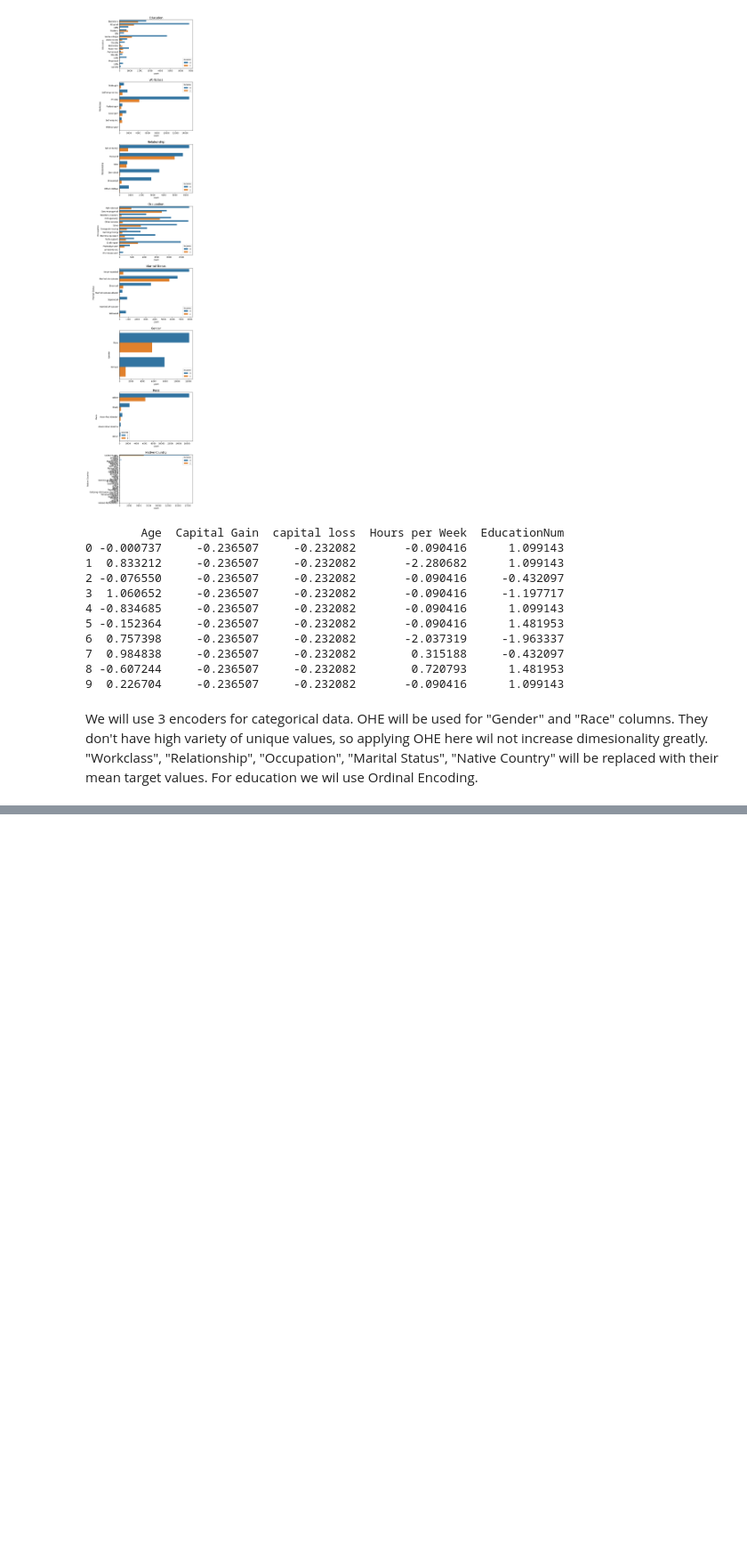
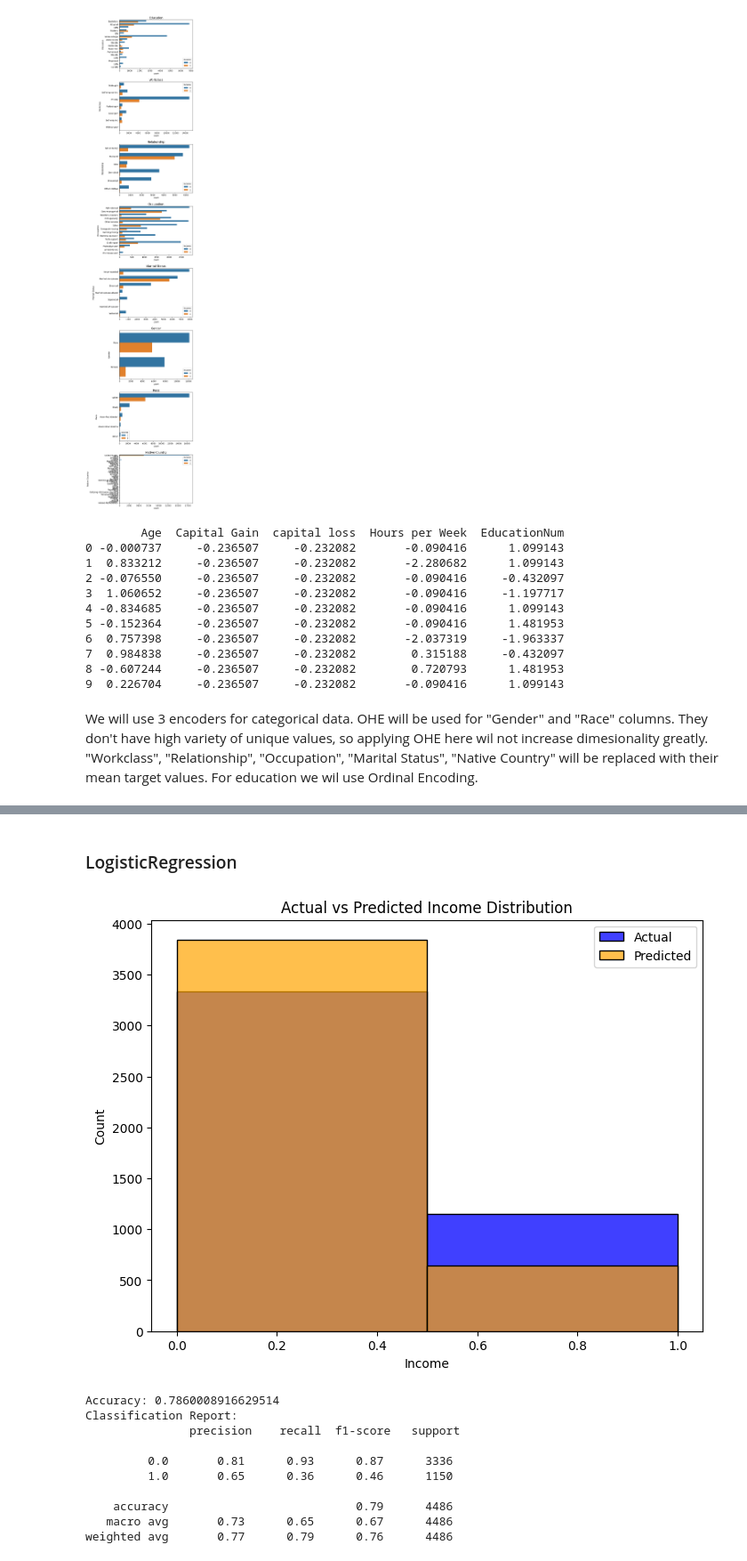
Before and after one commit to itzHiti/ml-endterm, a Jupyter notebook: donework.ipynb, the cells around one changed output, grey strips where cells are left out. Shown at 89% size. Saved outputs shown, nothing was run; the diff lists cells and outputs as text; code cells hidden in the pictures; blank space fills up the shorter version.

```diff
--- a/donework.ipynb
+++ b/donework.ipynb
@@ -245,0 +256,55 @@ print(df_encoded.head(10))
+# %% [markdown]
+### LogisticRegression
+# %%
+from sklearn.linear_model import LogisticRegression
+from sklearn.model_selection import train_test_split
+from sklearn.metrics import accuracy_score, classification_report
+
+df_encoded = pd.concat(
+	[df.drop(columns=categorical_cols), ohe_encoded_cols, target_encoded_cols, ordinal_encoded_cols],
+	axis=1
+)
+
+X = df_encoded.drop(columns=["Income"])
+y = df_encoded["Income"]
+
+X_train, X_val, y_train, y_val = train_test_split(X, y, test_size=0.2, random_state=42)
+
+log_reg = LogisticRegression(max_iter=1000, random_state=42)
+
+X_train = X_train.dropna()
+y_train = y_train[X_train.index]
+
+X_val = X_val.dropna()
+y_val = y_val[X_val.index]
+y_train = y_train.dropna()
+y_val = y_val.dropna()
+
+log_reg.fit(X_train, y_train)
+
+y_pred = log_reg.predict(X_val)
+
+plt.figure(figsize=(8, 6))
+sns.histplot(y_val, color="blue", label="Actual", kde=False, bins=2)
+
+sns.histplot(y_pred, color="orange", label="Predicted", kde=False, bins=2, alpha=0.7)
+plt.legend()
+plt.title("Actual vs Predicted Income Distribution")
+plt.xlabel("Income")
+plt.ylabel("Count")
+plt.show()
+
+print("Accuracy:", accuracy_score(y_val, y_pred))
+print("Classification Report:\n", classification_report(y_val, y_pred))
+# %% [output]
+[figure, added]
+Accuracy: 0.7860008916629514
+Classification Report:
+               precision    recall  f1-score   support
+
+         0.0       0.81      0.93      0.87      3336
+         1.0       0.65      0.36      0.46      1150
+
+    accuracy                           0.79      4486
+   macro avg       0.73      0.65      0.67      4486
+weighted avg       0.77      0.79      0.76      4486
```
Also changed, not shown: parts of 16 cells of this notebook.
